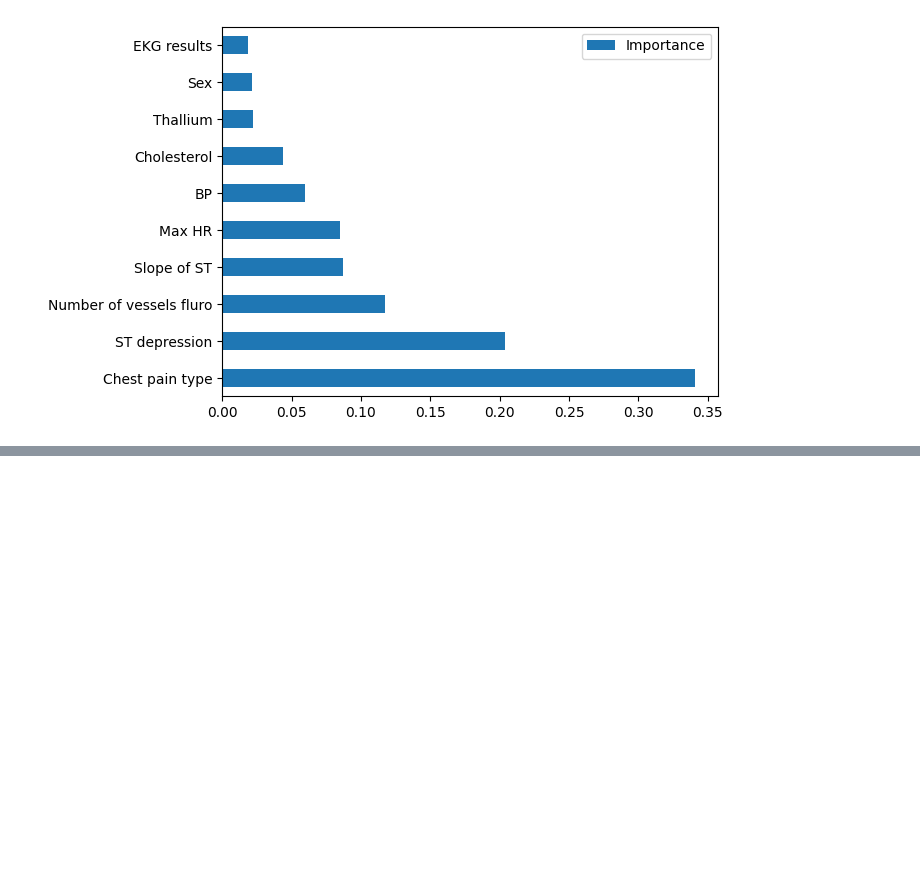
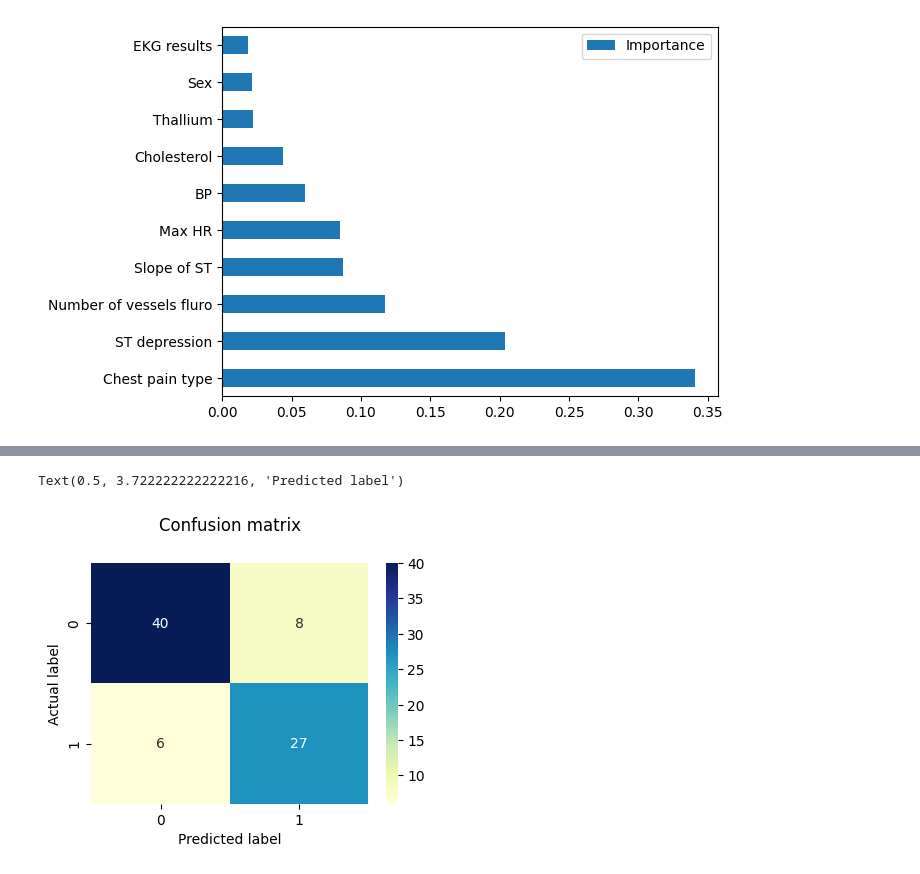
Before and after one commit to Enlightenus/Heart_disease_prediction, a Jupyter notebook: Heart_disease.ipynb, the cells around one changed output, grey strips where cells are left out. Cells and saved outputs as stored; diff of their text form; code cells hidden in the pictures; blank space fills up the shorter version.

Commit message:
confusion matrix

```diff
--- a/Heart_disease.ipynb
+++ b/Heart_disease.ipynb
@@ -333,0 +290,9 @@ _ = plt.axis("tight")
+# %%
+from sklearn.pipeline import make_pipeline
+from sklearn.preprocessing import StandardScaler
+from sklearn.linear_model import LogisticRegression
+
+logistic_regression = make_pipeline(StandardScaler(), LogisticRegression())
+logistic_regression.fit(x_train, y_train)
+accuracy = logistic_regression.score(x_test, y_test)
+print(f"Accuracy: {accuracy:.3}")
@@ -333,0 +301,4 @@ _ = plt.axis("tight")
+# %%
+from sklearn.metrics import classification_report
+y_hat = logistic_regression.predict(x_test)
+print(classification_report(y_test, y_hat, target_names = ['without Heart Disease', 'with Heart Disease']))
@@ -334,3 +314,18 @@ _ = plt.axis("tight")
+# %%
+from sklearn import metrics
+cnf_matrix = metrics.confusion_matrix(y_test, y_hat)
+cnf_matrix
+
+class_names=["without Heart Disease", "Heart Disease"]
+fig, ax = plt.subplots(figsize=(4,3))
+sns.heatmap(pd.DataFrame(cnf_matrix), annot=True, cmap="YlGnBu" ,fmt='g')
+plt.tight_layout()
+plt.title('Confusion matrix', y=1.1)
+plt.ylabel('Actual label')
+plt.xlabel('Prediction label')
+# %% [output]
+Text(0.5, 3.722222222222216, 'Predicted label')
+[figure, added]
 # %%
 # Correct tree plot
 # Cross-validation
```
Also changed, not shown: parts of 3 cells of this notebook.
